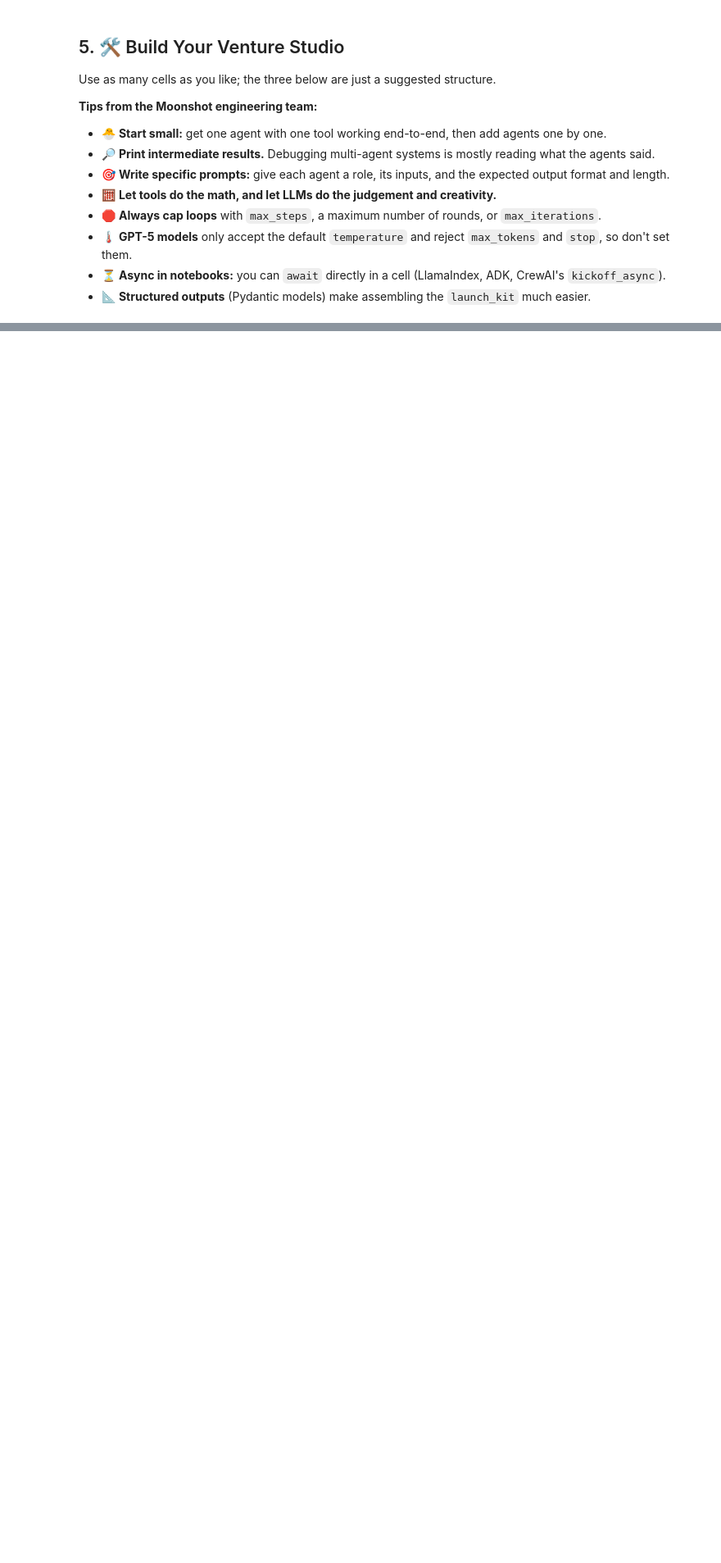
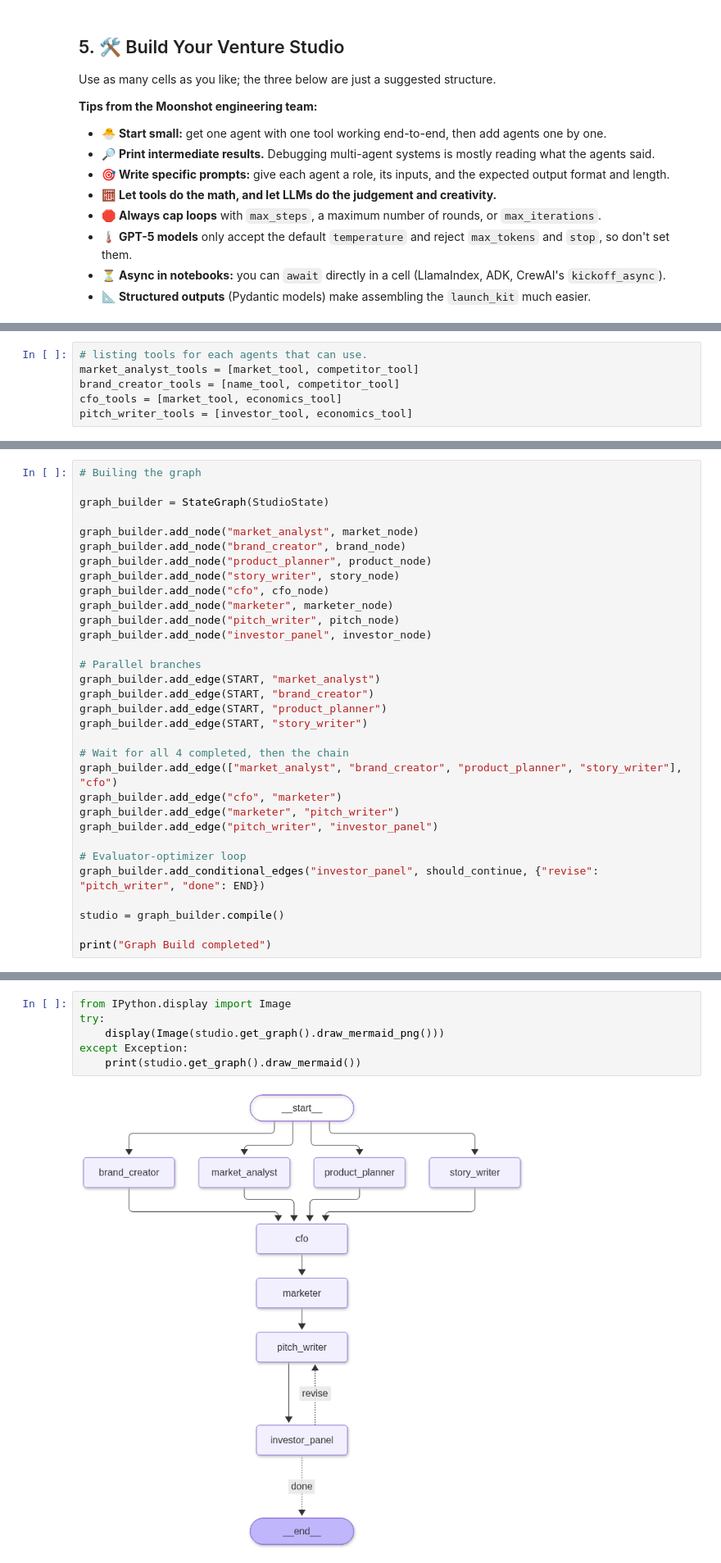
Before and after one commit to RidhanPar/Accenture_Bootcamp, a Jupyter notebook: Day 15/startup_in_a_box_challenge.ipynb, the cells around one changed output, grey strips where cells are left out. Shown at 82% size. Saved outputs shown, nothing was run; the diff lists cells and outputs as text; blank space fills up the shorter version.

Commit message:
system build

```diff
--- a/Day 15/startup_in_a_box_challenge.ipynb
+++ b/Day 15/startup_in_a_box_challenge.ipynb
@@ -767,0 +861,6 @@ Use as many cells as you like; the three below are just a suggested structure.
+# %%
+# listing tools for each agents that can use.
+market_analyst_tools = [market_tool, competitor_tool]
+brand_creator_tools = [name_tool, competitor_tool]
+cfo_tools = [market_tool, economics_tool]
+pitch_writer_tools = [investor_tool, economics_tool]
@@ -769,0 +1110,32 @@ Use as many cells as you like; the three below are just a suggested structure.
+# %%
+# Builing the graph
+
+graph_builder = StateGraph(StudioState)
+
+graph_builder.add_node("market_analyst", market_node)
+graph_builder.add_node("brand_creator", brand_node)
+graph_builder.add_node("product_planner", product_node)
+graph_builder.add_node("story_writer", story_node)
+graph_builder.add_node("cfo", cfo_node)
+graph_builder.add_node("marketer", marketer_node)
+graph_builder.add_node("pitch_writer", pitch_node)
+graph_builder.add_node("investor_panel", investor_node)
+
+# Parallel branches
+graph_builder.add_edge(START, "market_analyst")
+graph_builder.add_edge(START, "brand_creator")
+graph_builder.add_edge(START, "product_planner")
+graph_builder.add_edge(START, "story_writer")
+
+# Wait for all 4 completed, then the chain
+graph_builder.add_edge(["market_analyst", "brand_creator", "product_planner", "story_writer"], "cfo")
+graph_builder.add_edge("cfo", "marketer")
+graph_builder.add_edge("marketer", "pitch_writer")
+graph_builder.add_edge("pitch_writer", "investor_panel")
+
+# Evaluator-optimizer loop
+graph_builder.add_conditional_edges("investor_panel", should_continue, {"revise": "pitch_writer", "done": END})
+
+studio = graph_builder.compile()
+
+print("Graph Build completed")
@@ -770,3 +1144,11 @@ Use as many cells as you like; the three below are just a suggested structure.
+# %%
+from IPython.display import Image
+try:
+    display(Image(studio.get_graph().draw_mermaid_png()))
+except Exception:
+    print(studio.get_graph().draw_mermaid())
+# %% [output]
+[figure, added]
 # %% [markdown]
 ## 6. 🚀 Launch!
 
```
Also changed, not shown: parts of 15 cells of this notebook.
